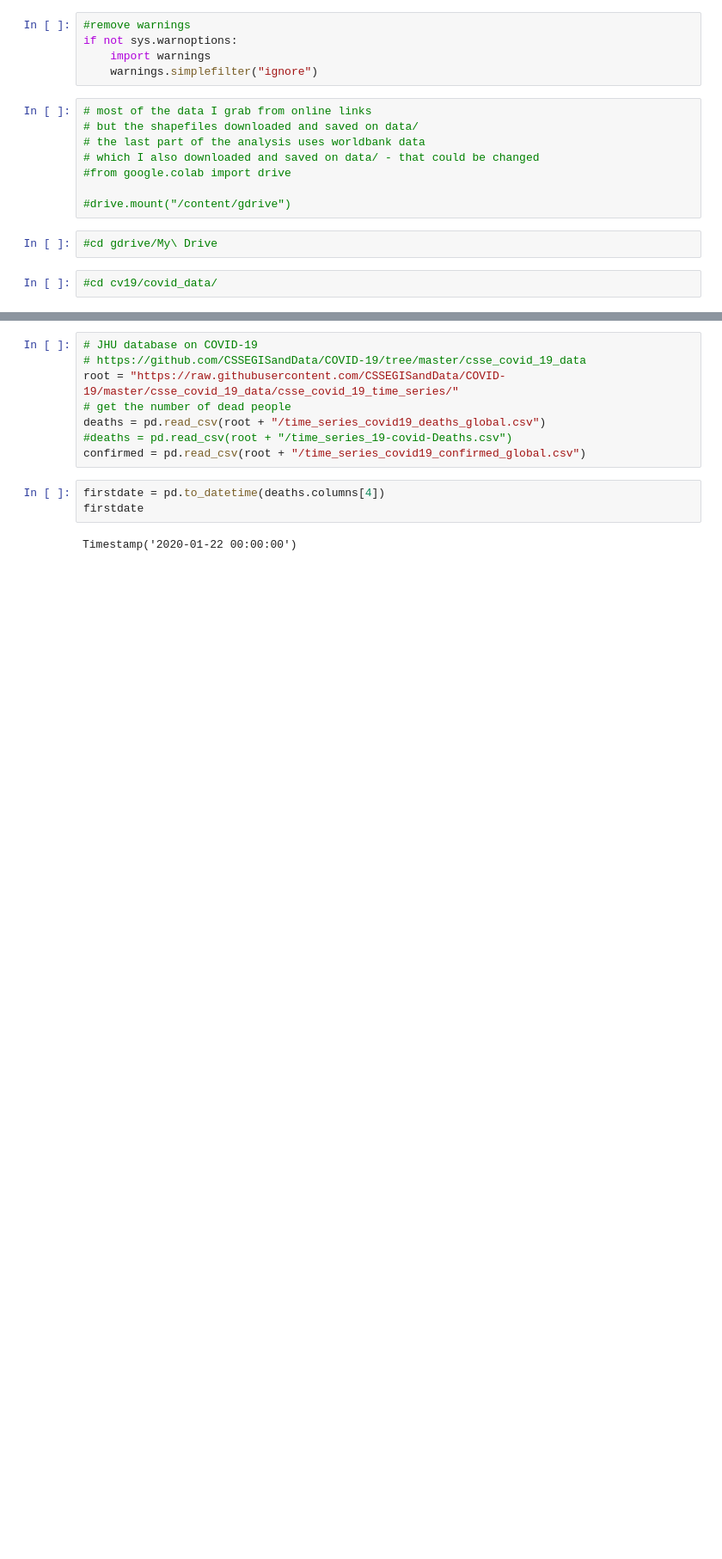
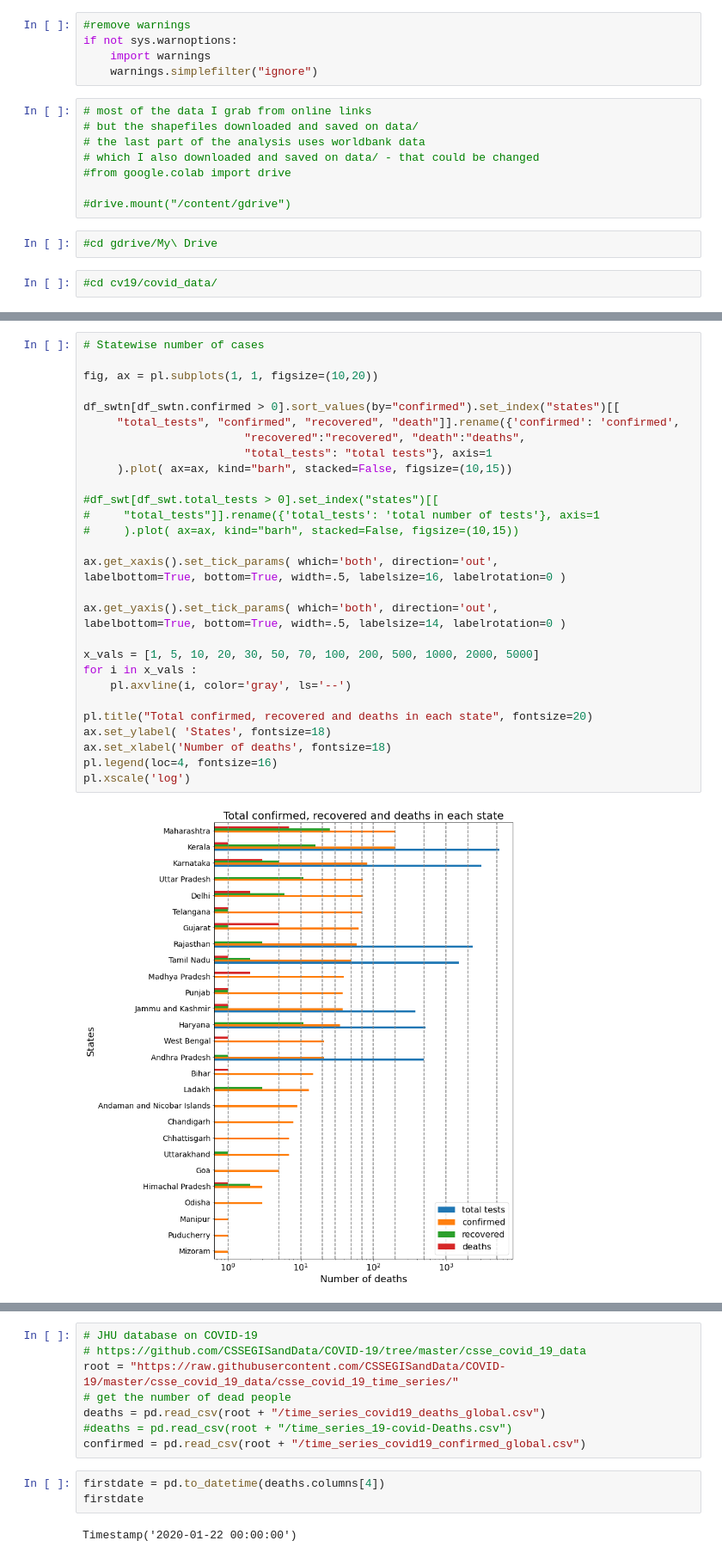
Before and after one commit to ahmadryan/covid19, a Jupyter notebook: coronavirus_quick_model2.ipynb, the cells around one changed output, grey strips where cells are left out. Shown at 86% size. Cells and saved outputs as stored; diff of their text form; blank space fills up the shorter version.

```diff
--- a/coronavirus_quick_model2.ipynb
+++ b/coronavirus_quick_model2.ipynb
@@ -116,0 +247,32 @@ len(dates)
+# %%
+# Statewise number of cases
+
+fig, ax = pl.subplots(1, 1, figsize=(10,20))
+
+df_swtn[df_swtn.confirmed > 0].sort_values(by="confirmed").set_index("states")[[
+     "total_tests", "confirmed", "recovered", "death"]].rename({'confirmed': 'confirmed',
+                        "recovered":"recovered", "death":"deaths",
+                        "total_tests": "total tests"}, axis=1
+     ).plot( ax=ax, kind="barh", stacked=False, figsize=(10,15))
+
+#df_swt[df_swt.total_tests > 0].set_index("states")[[
+#     "total_tests"]].rename({'total_tests': 'total number of tests'}, axis=1
+#     ).plot( ax=ax, kind="barh", stacked=False, figsize=(10,15))
+
+ax.get_xaxis().set_tick_params( which='both', direction='out',
+labelbottom=True, bottom=True, width=.5, labelsize=16, labelrotation=0 )
+
+ax.get_yaxis().set_tick_params( which='both', direction='out',
+labelbottom=True, bottom=True, width=.5, labelsize=14, labelrotation=0 )
+
+x_vals = [1, 5, 10, 20, 30, 50, 70, 100, 200, 500, 1000, 2000, 5000]
+for i in x_vals :
+    pl.axvline(i, color='gray', ls='--')
+
+pl.title("Total confirmed, recovered and deaths in each state", fontsize=20)
+ax.set_ylabel( 'States', fontsize=18)
+ax.set_xlabel('Number of deaths', fontsize=18)
+pl.legend(loc=4, fontsize=16)
+pl.xscale('log')
+# %% [output]
+[figure, added]
```
Also changed, not shown: parts of 20 cells of this notebook.
